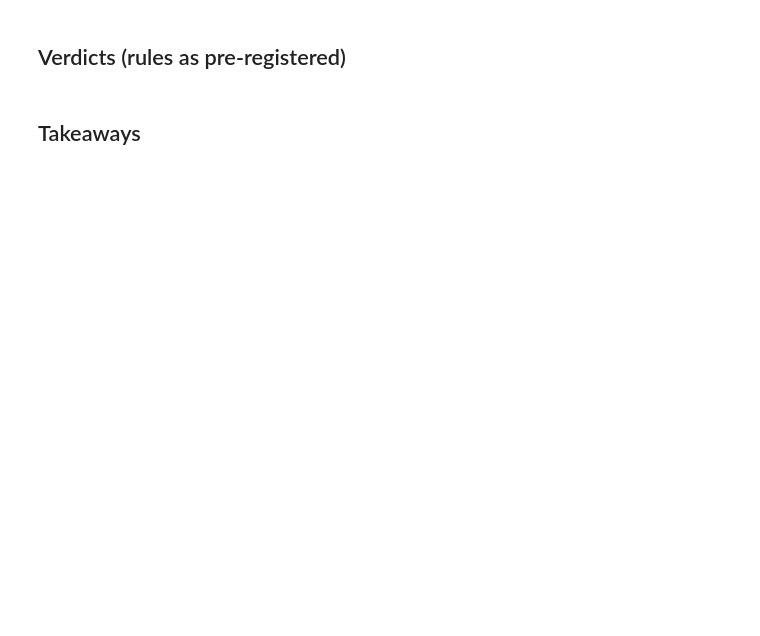
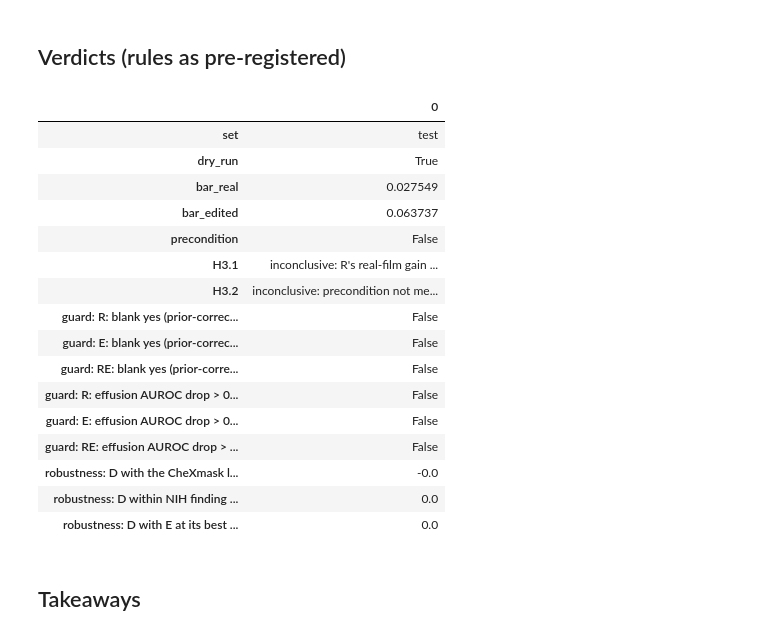
Before and after one commit to m871-akram/cxr-grounding, a Jupyter notebook: notebooks/05_h3_eval.ipynb, the cells around one changed output. Cells and saved outputs as stored; diff of their text form; code cells hidden in the pictures; blank space fills up the shorter version.

```diff
--- a/notebooks/05_h3_eval.ipynb
+++ b/notebooks/05_h3_eval.ipynb
@@ -264,35 +325,54 @@ moves = lambda k, bar: c[k]["point"] >= bar and c[k]["ci_low"] > 0
 does_not_move = lambda k, bar: c[k]["ci_high"] < bar
 seeds_agree = lambda k, sign: bool((np.sign(per_seed[k]) == sign).all())
 precondition = moves("gain_R_real", bar_real)
 if not precondition:
     h31 = "inconclusive: R's real-film gain does not move the model (precondition)"
 elif moves("gain_E_edited", bar_edit) and c["D"]["ci_low"] > 0 and seeds_agree("D", 1) and all(v > 0 for v in robust.values()):
     h31 = "supported"
 elif does_not_move("gain_E_edited", bar_edit) and bool((per_seed["gain_E_edited"] < bar_edit).all()):
     h31 = "falsified: E did not learn the edits"
 elif c["D"]["ci_high"] < 0 and seeds_agree("D", -1):
     h31 = "falsified: E transfers (more than half of R's real-film gain)"
 else:
     h31 = "inconclusive"
 diff = c["RE_minus_R_auroc"]
 if diff["ci_low"] > 0 and diff["point"] >= 0.02 and seeds_agree("RE_minus_R_auroc", 1):
     h32 = "falsified: RE is better than R by at least 0.02 (RoentMod's prediction)"
 elif not precondition:
     h32 = "inconclusive: precondition not met (only the falsification is evaluated)"
 elif diff["ci_high"] < 0.02 and bool((per_seed["RE_minus_R_auroc"] < 0.02).all()):
     h32 = "supported: RE is no better than R"
 else:
     h32 = "inconclusive"
 guards = {f"{a}: blank yes (prior-corrected) > 5%": bool(np.mean([point.loc[f"{a}{s}", "blank_yes_prior_corrected"] for s in SEEDS]) > 0.05)
           for a in ARMS}
 guards.update({f"{a}: effusion AUROC drop > 0.02, CI above 0": bool(c[f"effusion_drop_{a}"]["point"] > 0.02 and c[f"effusion_drop_{a}"]["ci_low"] > 0)
                for a in ARMS})
 verdicts = pd.DataFrame([{"set": SET, "dry_run": DRY_RUN, "bar_real": bar_real, "bar_edited": bar_edit,
                           "precondition": precondition, "H3.1": h31, "H3.2": h32,
                           **{f"guard: {k}": v for k, v in guards.items()}, **{f"robustness: {k}": v for k, v in robust.items()}}])
-verdicts.to_csv(R / f"h3_verdicts_{SET}.csv", index=False)
-ci.to_csv(R / f"h3_contrasts_{SET}.csv")
+if not DRY_RUN:
+    verdicts.to_csv(R / f"h3_verdicts_{SET}.csv", index=False)
+    ci.to_csv(R / f"h3_contrasts_{SET}.csv")
 verdicts.T
+# %% [output]
+|  | 0 |
+| set | test |
+| dry_run | True |
+| bar_real | 0.027549 |
+| bar_edited | 0.063737 |
+| precondition | False |
+| H3.1 | inconclusive: R's real-film gain ... |
+| H3.2 | inconclusive: precondition not me... |
+| guard: R: blank yes (prior-correc... | False |
+| guard: E: blank yes (prior-correc... | False |
+| guard: RE: blank yes (prior-corre... | False |
+| guard: R: effusion AUROC drop > 0... | False |
+| guard: E: effusion AUROC drop > 0... | False |
+| guard: RE: effusion AUROC drop > ... | False |
+| robustness: D with the CheXmask l... | -0.0 |
+| robustness: D within NIH finding ... | 0.0 |
+| robustness: D with E at its best ... | 0.0 |
 # %% [markdown]
 ## Takeaways
 # %%
```
Also changed, not shown: parts of 8 cells of this notebook, 9 other files.
